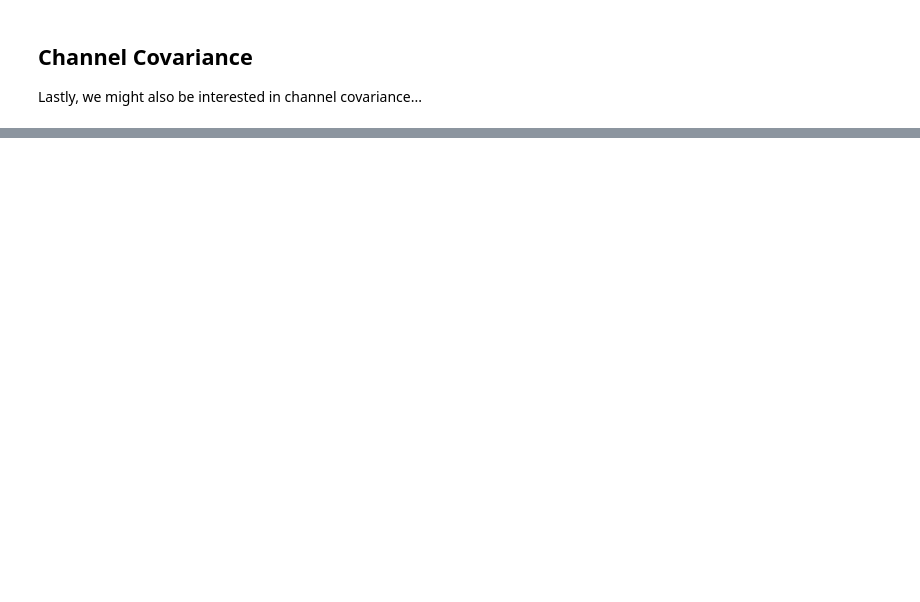
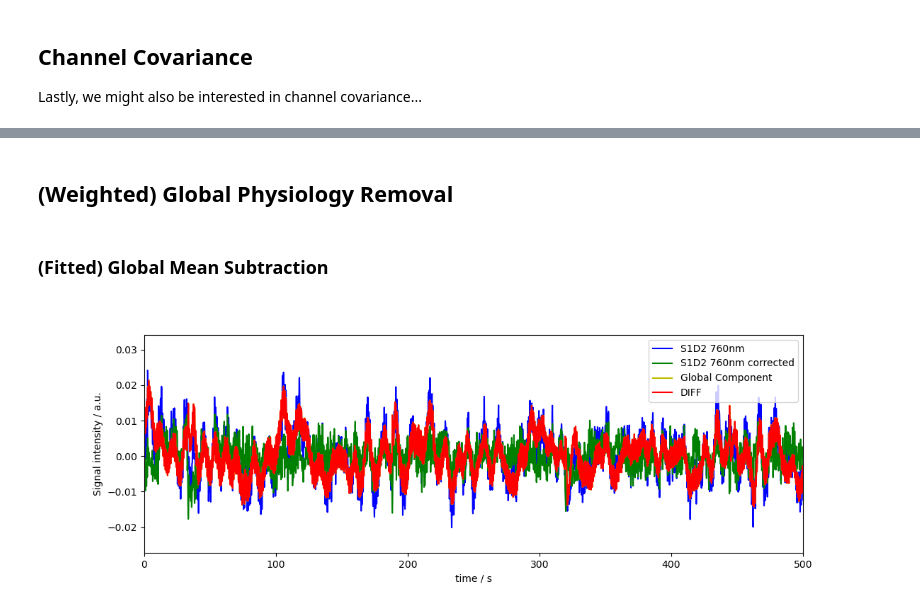
Before and after one commit to ibs-lab/cedalion, a Jupyter notebook: examples/signal_quality/24_variance_measnoise_proxy.ipynb, the cells around one changed output, grey strips where cells are left out. Saved outputs shown, nothing was run; the diff lists cells and outputs as text; code cells hidden in the pictures; blank space fills up the shorter version.

Commit message:
added global physiology removal and expanded example notebook

```diff
--- a/examples/signal_quality/24_variance_measnoise_proxy.ipynb
+++ b/examples/signal_quality/24_variance_measnoise_proxy.ipynb
@@ -253,0 +327,2 @@ plt.show()
+# %% [markdown]
+## (Weighted) Global Physiology Removal
@@ -253,0 +561,36 @@ plt.show()
+# %%
+from cedalion.sigproc import frequency
+
+# Refresh Data
+rec["od"] = cedalion.nirs.int2od(rec["amp"])
+
+# highpass filter data to remove slow drifts
+rec["od"] = frequency.freq_filter(rec["od"], fmin=0.01*units.Hz, fmax=2*units.Hz, butter_order=4)
+
+# initialize empty dictionary
+diff = {}
+# %% [markdown]
+### (Fitted) Global Mean Subtraction
+# %%
+dname = "od_corr_gm"
+
+rec[dname], global_comp = global_physio_subtract(rec["od"], ts_weights=None, k=0)
+diff[dname] = rec[dname] - rec["od"]
+
+
+channel = "S1D2"  # channel to be displayed
+wavelength = "760"  # wavelength to be displayed
+
+# Plot some data for visual validation
+f,ax = plt.subplots(1,1, figsize=(12,4))
+ax.plot( rec["od"].time, rec["od"].sel(channel=channel, wavelength=wavelength), "b-", label="S1D2 760nm")
+ax.plot( rec[dname].time, rec[dname].sel(channel=channel, wavelength=wavelength), "g-", label="S1D2 760nm corrected")
+ax.plot( global_comp.time, global_comp.sel(wavelength=wavelength), "y-", label="Global Component")
+ax.plot( rec["od"].time, diff[dname].sel(channel=channel, wavelength=wavelength), "r-", label="DIFF")
+plt.legend()
+ax.set_xlim(0, 500)
+ax.set_xlabel("time / s")
+ax.set_ylabel("Signal intensity / a.u.")
+display()
+# %% [output]
+[figure, added]
```
Also changed, not shown: parts of 18 cells of this notebook, 1 other file.
